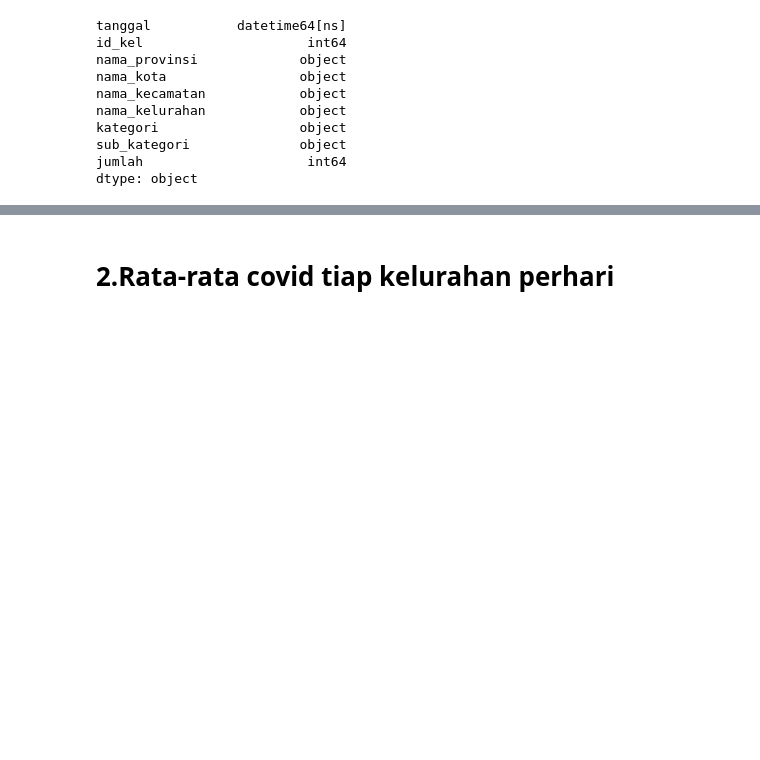
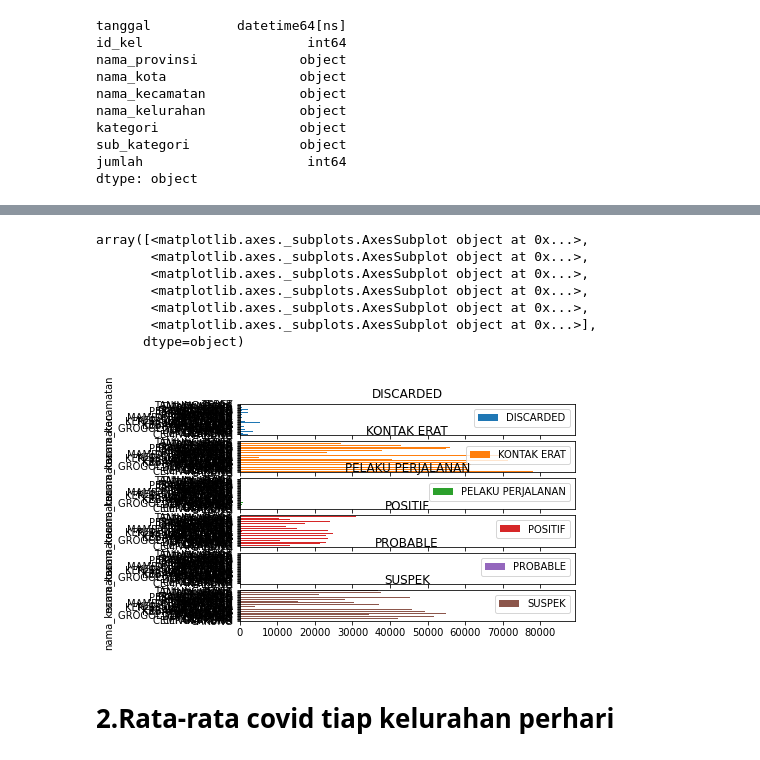
Before and after one commit to fakhrirahman/projek-plab, a Jupyter notebook: Plabs_Final__Project.ipynb, the cells around one changed output, grey strips where cells are left out. Saved outputs shown, nothing was run; the diff lists cells and outputs as text; code cells hidden in the pictures; blank space fills up the shorter version.

Commit message:
Final Projek, Penambahan eksplorasi data dan record

```diff
--- a/Plabs_Final__Project.ipynb
+++ b/Plabs_Final__Project.ipynb
@@ -50,0 +84,3 @@ dtype: object
+# %%
+data_kecamatan = covid.drop(columns=['id_kel', 'nama_provinsi', 'nama_kota', 'nama_kelurahan', 'sub_kategori'])
+data_kecamatan
@@ -50,0 +101,3 @@ dtype: object
+# %%
+categorized_data = data_kecamatan.groupby(['nama_kecamatan', 'kategori']).sum()
+categorized_data
@@ -51,3 +119,16 @@ dtype: object
+# %%
+pd.pivot_table(categorized_data.reset_index(),
+               index = 'nama_kecamatan', columns = 'kategori', values = 'jumlah'
+               ).plot.barh(subplots=True)
+# %% [output]
+array([<matplotlib.axes._subplots.AxesSubplot object at 0x...>,
+       <matplotlib.axes._subplots.AxesSubplot object at 0x...>,
+       <matplotlib.axes._subplots.AxesSubplot object at 0x...>,
+       <matplotlib.axes._subplots.AxesSubplot object at 0x...>,
+       <matplotlib.axes._subplots.AxesSubplot object at 0x...>,
+       <matplotlib.axes._subplots.AxesSubplot object at 0x...>],
+      dtype=object)
+[figure, added]
 # %% [markdown]
 # 2.Rata-rata covid tiap kelurahan perhari
 # %%
```
Also changed, not shown: parts of 5 cells of this notebook, 1 other file.
